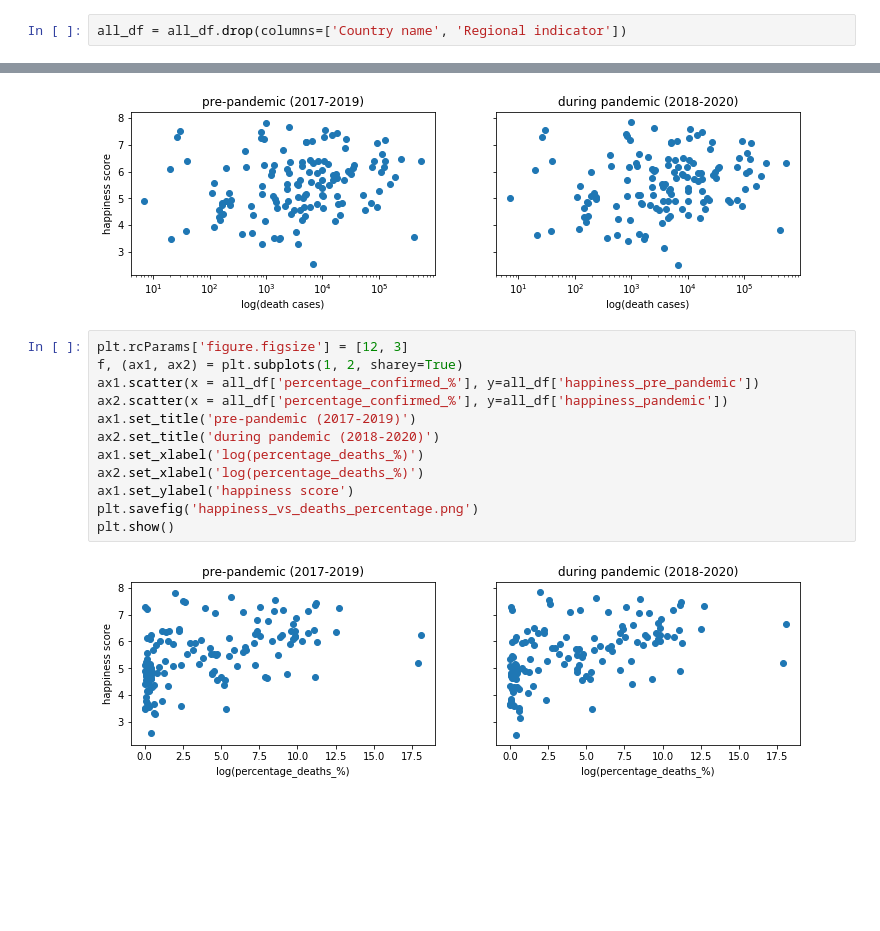
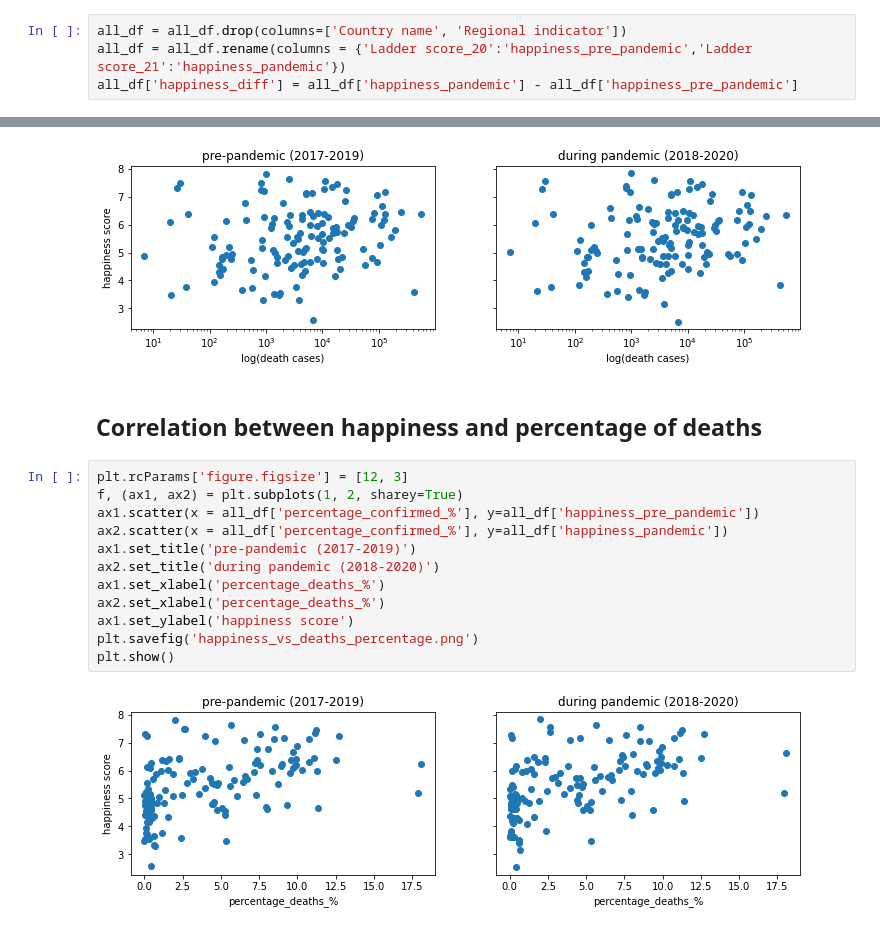
Before and after one commit to maxkrueger96/NU-Bootcamp-Data-Science-1, a Jupyter notebook: zibo_analysis/zibo_analysis.ipynb, the cells around one changed output, grey strips where cells are left out. Drawn from its saved outputs; the diff is of its cells as text; blank space fills up the shorter version.

```diff
--- a/zibo_analysis/zibo_analysis.ipynb
+++ b/zibo_analysis/zibo_analysis.ipynb
@@ -179,2 +181,4 @@ all_df.head()
 # %%
 all_df = all_df.drop(columns=['Country name', 'Regional indicator'])
+all_df = all_df.rename(columns = {'Ladder score_20':'happiness_pre_pandemic','Ladder score_21':'happiness_pandemic'})
+all_df['happiness_diff'] = all_df['happiness_pandemic'] - all_df['happiness_pre_pandemic']
@@ -316,17 +326,19 @@ plt.savefig('happiness_vs_deaths.png')
 plt.show()
 # %% [output]
 [figure]
+# %% [markdown]
+## Correlation between happiness and percentage of deaths
 # %%
 plt.rcParams['figure.figsize'] = [12, 3]
 f, (ax1, ax2) = plt.subplots(1, 2, sharey=True)
 ax1.scatter(x = all_df['percentage_confirmed_%'], y=all_df['happiness_pre_pandemic'])
 ax2.scatter(x = all_df['percentage_confirmed_%'], y=all_df['happiness_pandemic'])
 ax1.set_title('pre-pandemic (2017-2019)')
 ax2.set_title('during pandemic (2018-2020)')
-ax1.set_xlabel('log(percentage_deaths_%)')
-ax2.set_xlabel('log(percentage_deaths_%)')
+ax1.set_xlabel('percentage_deaths_%')
+ax2.set_xlabel('percentage_deaths_%')
 ax1.set_ylabel('happiness score')
 plt.savefig('happiness_vs_deaths_percentage.png')
 plt.show()
 # %% [output]
-[figure, old version]
+[figure, new version]
```
Also changed, not shown: parts of 25 cells of this notebook, 9 other files.
